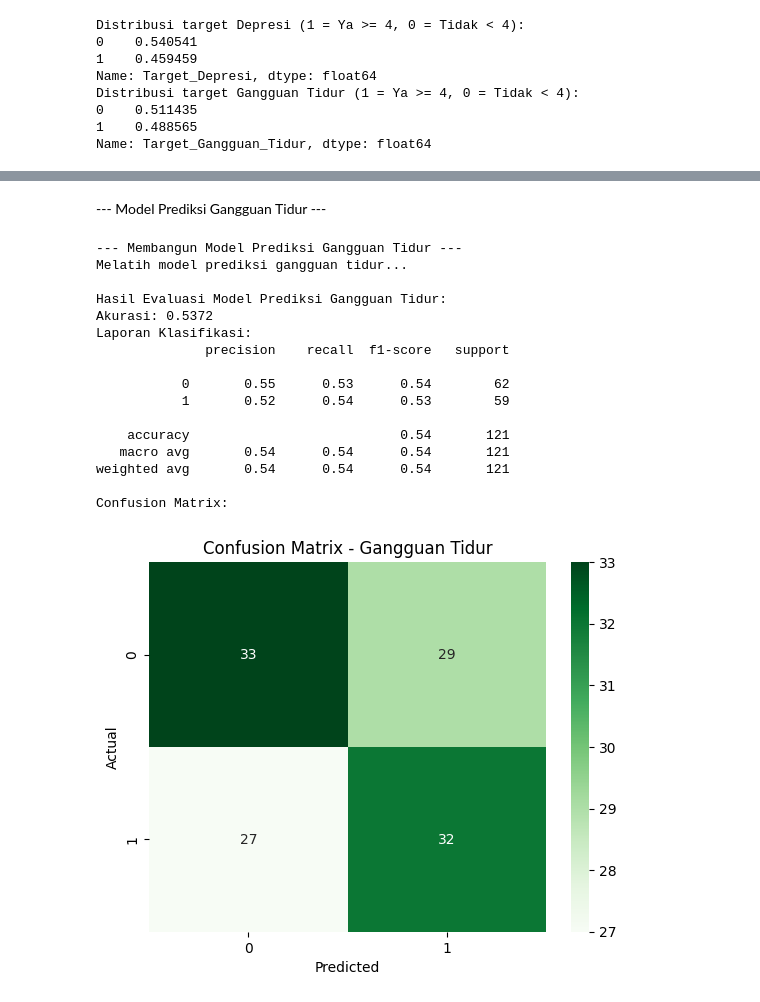
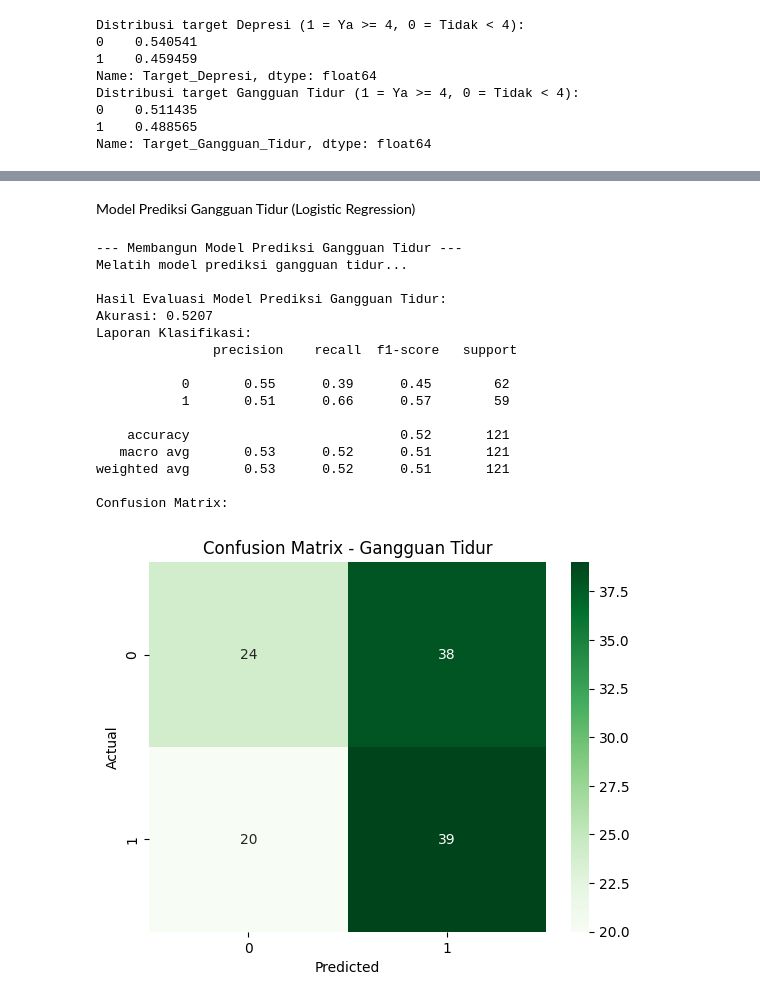
Before and after one commit to akhdanrgya/DataMiningSocialMedia, a Jupyter notebook: tubes2.ipynb, the cells around one changed output, grey strips where cells are left out. Drawn from its saved outputs; the diff is of its cells as text; code cells hidden in the pictures.

```diff
--- a/tubes2.ipynb
+++ b/tubes2.ipynb
@@ -168,11 +209,12 @@ Data K-Means setelah preprocessing dan scaling (5 baris pertama):
 # %%
-print("\nMencari K optimal dengan Elbow Method...")
+print("\n--- Menentukan K Optimal dengan Elbow Method ---")
 inertia = []
 K_range = range(1, 11)
 for k_val in K_range:
     kmeans_model = KMeans(n_clusters=k_val, random_state=42, n_init='auto')
     kmeans_model.fit(kmeans_scaled)
     inertia.append(kmeans_model.inertia_)
+
 plt.figure(figsize=(10, 6))
 plt.plot(K_range, inertia, marker='o', linestyle='--')
 plt.xlabel('Jumlah Cluster (K)')
@@ -181,18 +223,23 @@ plt.title('Elbow Method untuk Menentukan K Optimal')
 plt.xticks(K_range)
 plt.grid(True)
 plt.show()
-print("Perhatiin grafiknya, cari 'siku' nya buat nentuin K yang pas.")
 
-k_optimal = int(input("Masukkan nilai K optimal berdasarkan Elbow Method: "))
+# Berdasarkan plot, K=4 tampak sebagai "siku" yang baik.
+k_optimal = 4
+print(f"\n--- Menjalankan Clustering dengan K={k_optimal} ---")
 
 final_kmeans = KMeans(n_clusters=k_optimal, random_state=42, n_init='auto')
+# Tambahkan label cluster ke DataFrame utama
 df['Cluster_KMeans'] = final_kmeans.fit_predict(kmeans_scaled)
-print(f"\nHasil clustering K-Means (K={k_optimal}), 5 baris pertama dengan label cluster:")
-# Gabungkan kembali dengan fitur asli (sebelum scaling) untuk interpretasi
-df_kmeans_final_interpret = df_kmeans_processed[kolom_kmeans_final].copy()
+
+# Untuk menampilkan hasil, kita gabungkan kolom-kolom yang dipakai K-Means dengan label clusternya
+df_kmeans_final_interpret = df_kmeans_processed.copy()
 df_kmeans_final_interpret['Cluster_KMeans'] = df['Cluster_KMeans']
+
+print(f"\nHasil clustering K-Means (K={k_optimal}), 5 baris pertama dengan label cluster (data sebelum scaling):")
 print(df_kmeans_final_interpret.head())
-print("\nKarakteristik rata-rata per cluster (fitur yang sudah di-encode dan di-scale):")
+
+print("\nKarakteristik rata-rata per cluster (fitur yang sudah di-scale):")
 # Buat dataframe dari kmeans_scaled untuk groupby yang benar
 df_scaled_with_clusters = pd.DataFrame(kmeans_scaled, columns=kolom_kmeans_final)
 df_scaled_with_clusters['Cluster_KMeans'] = df['Cluster_KMeans']
@@ -207,30 +269,28 @@ ValueError: invalid literal for int() with base 10: 'k'
 # %%
-# Fitur untuk Random Forest
 fitur_rf_numerik = ['Age', 'SM_No_Purpose']
 fitur_rf_kategori_nominal = ['Gender', 'Relationship_Status']
 fitur_rf_kategori_ordinal = ['Avg_Time_Social_Media']
-# Menyiapkan Preprocessor untuk Random Forest
-# OrdinalEncoder untuk Avg_Time_Social_Media
-# OneHotEncoder untuk Gender, Relationship_Status
-# StandardScaler untuk Age, SM_No_Purpose, SM_Seek_Validation
+
+# Preprocessor untuk Logistic Regression
 preprocessor_rf = ColumnTransformer(
     transformers=[
-        ('ord', OrdinalEncoder(categories=[time_categories], handle_unknown='use_encoded_value', unknown_value=-1), fitur_rf_kategori_ordinal), # Pake -1 atau np.nan
+        ('ord', OrdinalEncoder(categories=[time_categories_corrected], handle_unknown='use_encoded_value', unknown_value=-1), fitur_rf_kategori_ordinal),
         ('onehot', OneHotEncoder(handle_unknown='ignore'), fitur_rf_kategori_nominal),
         ('num', StandardScaler(), fitur_rf_numerik)
     ],
     remainder='passthrough'
 )
 
-# Target: Mengalami Depresi (Feel_Depressed), Mengalami Gangguan Tidur (Sleep_Issues)
 # Binarisasi Target (skor >= 4 dianggap "Ya" (1), selain itu "Tidak" (0))
 threshold = 4
 df['Target_Depresi'] = df['Feel_Depressed'].apply(lambda x: 1 if x >= threshold else 0)
 df['Target_Gangguan_Tidur'] = df['Sleep_Issues'].apply(lambda x: 1 if x >= threshold else 0)
+
 print(f"\nDistribusi target Depresi (1 = Ya >= {threshold}, 0 = Tidak < {threshold}):")
 print(df['Target_Depresi'].value_counts(normalize=True))
 print(f"Distribusi target Gangguan Tidur (1 = Ya >= {threshold}, 0 = Tidak < {threshold}):")
 print(df['Target_Gangguan_Tidur'].value_counts(normalize=True))
+
 kolom_fitur_rf_gabungan = fitur_rf_numerik + fitur_rf_kategori_nominal + fitur_rf_kategori_ordinal
 X = df[kolom_fitur_rf_gabungan]
 # %% [output]
@@ -287,42 +346,42 @@ Confusion Matrix:
 # %% [markdown]
---- Model Prediksi Gangguan Tidur ---
+Model Prediksi Gangguan Tidur (Logistic Regression)
 # %%
 print(f"\n--- Membangun Model Prediksi Gangguan Tidur ---")
 y_tidur = df['Target_Gangguan_Tidur']
 
 X_train_t, X_test_t, y_train_t, y_test_t = train_test_split(X, y_tidur, test_size=0.25, random_state=42, stratify=y_tidur)
 
 model_tidur_pipeline = Pipeline(steps=[('preprocessor', preprocessor_rf),
-                                       ('classifier', RandomForestClassifier(random_state=42, n_estimators=100, class_weight='balanced'))])
+                                       ('classifier', LogisticRegression(random_state=42, class_weight='balanced'))])
 
 print("Melatih model prediksi gangguan tidur...")
 model_tidur_pipeline.fit(X_train_t, y_train_t)
 y_pred_t = model_tidur_pipeline.predict(X_test_t)
+
 print("\nHasil Evaluasi Model Prediksi Gangguan Tidur:")
 print(f"Akurasi: {accuracy_score(y_test_t, y_pred_t):.4f}")
-print("Laporan Klasifikasi:")
-print(classification_report(y_test_t, y_pred_t, zero_division=0))
+print("Laporan Klasifikasi:\n", classification_report(y_test_t, y_pred_t, zero_division=0))
 print("Confusion Matrix:")
 sns.heatmap(confusion_matrix(y_test_t, y_pred_t), annot=True, fmt='d', cmap='Greens')
 plt.title('Confusion Matrix - Gangguan Tidur')
 plt.xlabel('Predicted')
 plt.ylabel('Actual')
 plt.show()
 # %% [output]
 --- Membangun Model Prediksi Gangguan Tidur ---
 Melatih model prediksi gangguan tidur...
 
 Hasil Evaluasi Model Prediksi Gangguan Tidur:
-Akurasi: 0.5372
+Akurasi: 0.5207
 Laporan Klasifikasi:
-              precision    recall  f1-score   support
+               precision    recall  f1-score   support
 
-           0       0.55      0.53      0.54        62
-           1       0.52      0.54      0.53        59
+           0       0.55      0.39      0.45        62
+           1       0.51      0.66      0.57        59
 
-    accuracy                           0.54       121
-   macro avg       0.54      0.54      0.54       121
-weighted avg       0.54      0.54      0.54       121
+    accuracy                           0.52       121
+   macro avg       0.53      0.52      0.51       121
+weighted avg       0.53      0.52      0.51       121
 
 Confusion Matrix:
-[figure, old version]
+[figure, new version]
```
Also changed, not shown: parts of 19 cells of this notebook, 1 other file.
